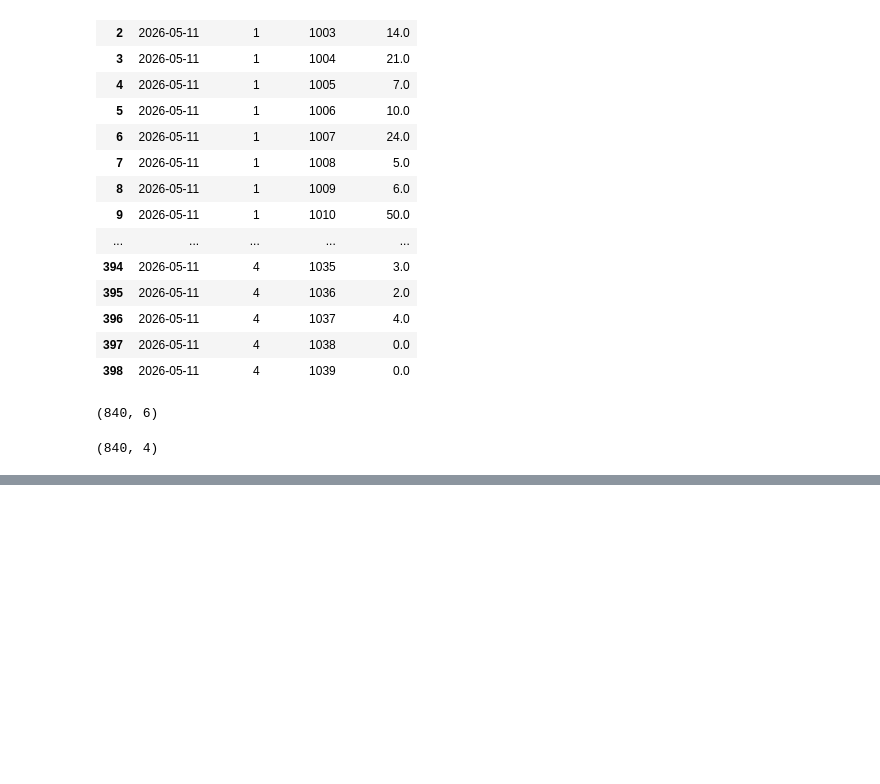
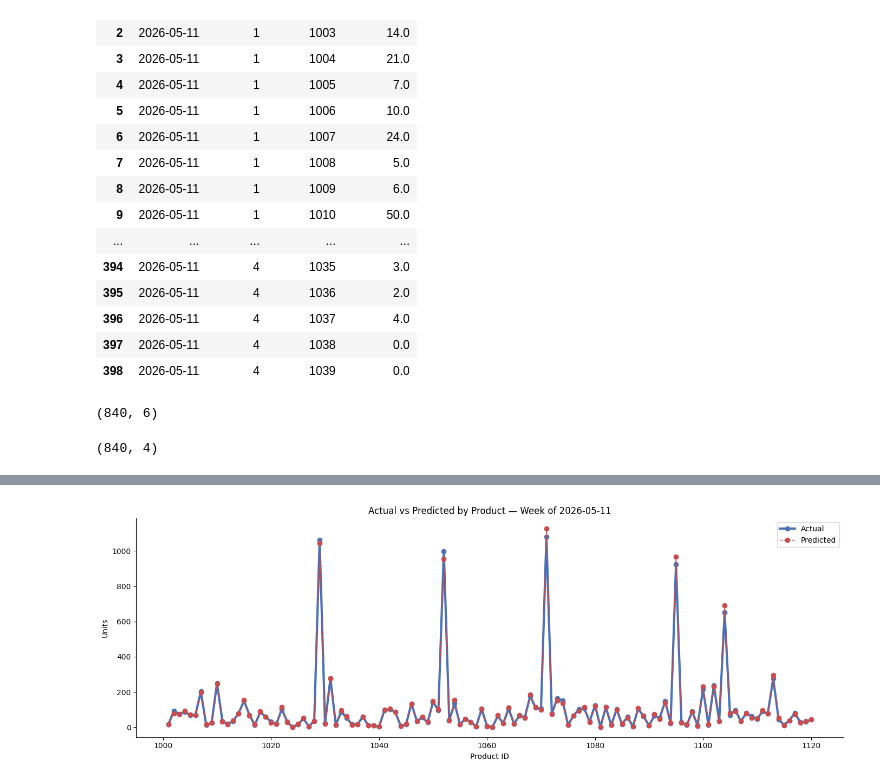
Before and after one commit to Bonaboss01/retail-sales-forecasting-genai, a Jupyter notebook: notebooks/15_weekly_forecast_analysis.ipynb, the cells around one changed output, grey strips where cells are left out. Drawn from its saved outputs; the diff is of its cells as text; code cells hidden in the pictures; blank space fills up the shorter version.

```diff
--- a/notebooks/15_weekly_forecast_analysis.ipynb
+++ b/notebooks/15_weekly_forecast_analysis.ipynb
@@ -367,0 +473,12 @@ actuals.shape
+# %%
+fig, ax = plt.subplots(figsize=(14, 5))
+ax.plot(by_product["product_id"], by_product["actual"], marker="o", label="Actual", color="#4C72B0", lw=3)
+ax.plot(by_product["product_id"], by_product["predicted"], marker="o", label="Predicted", color="#C44E52", lw=1, ls="--")
+ax.set_title("Actual vs Predicted by Product — Week of 2026-05-11")
+ax.set_ylabel("Units")
+ax.set_xlabel("Product ID")
+ax.legend()
+plt.tight_layout()
+plt.show()
+# %% [output]
+[figure, added]
```
Also changed, not shown: parts of 11 cells of this notebook.
